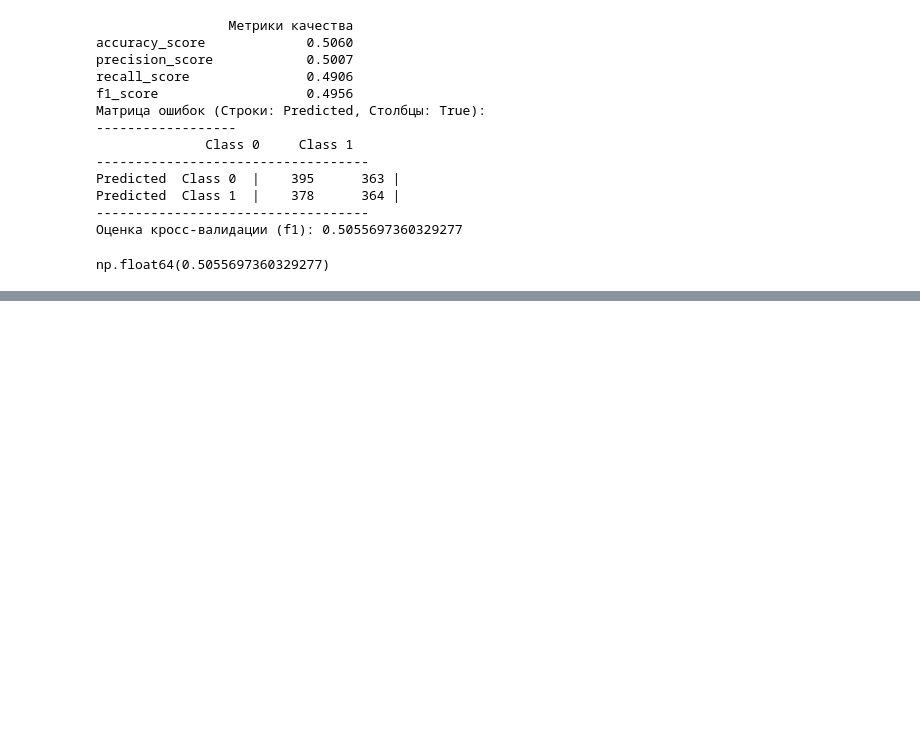
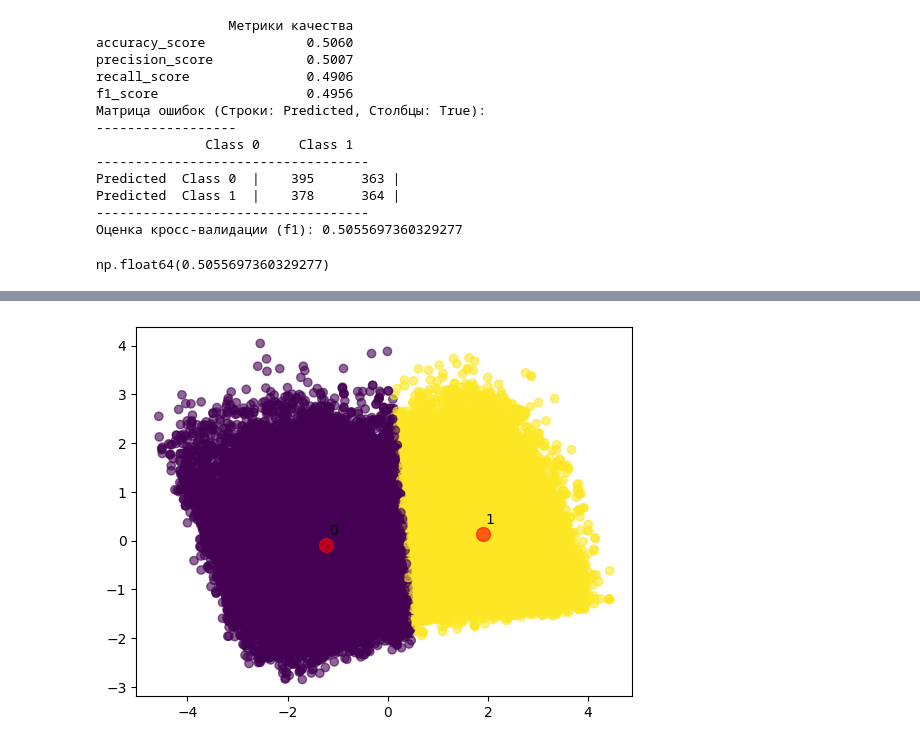
Before and after one commit to Danila-Skiba/Machine-Learning, a Jupyter notebook: Lab6/Lab6_resolve.ipynb, the cells around one changed output, grey strips where cells are left out. Drawn from its saved outputs; the diff is of its cells as text; code cells hidden in the pictures; blank space fills up the shorter version.

```diff
--- a/Lab6/Lab6_resolve.ipynb
+++ b/Lab6/Lab6_resolve.ipynb
@@ -653,0 +735,15 @@ np.float64(0.5055697360329277)
+# %%
+plt.scatter(X_pca_custom_class[:, 0], X_pca_custom_class[:, 1] ,c = kmeans.labels_, alpha=0.6);
+
+plt.scatter(kmeans.cluster_centers_[:, 0], kmeans.cluster_centers_[:,1], s=100, c='red', alpha=0.6);
+for i, centroid in enumerate(kmeans.cluster_centers_):
+    plt.annotate(str(i),
+                         xy=(centroid[0], centroid[1]),
+                         xytext=(5, 5),
+                         textcoords="offset points",
+                         ha='center',
+                         va='bottom',
+                         color='black',
+                         fontsize=10)
+# %% [output]
+[figure, added]
```
Also changed, not shown: parts of 16 cells of this notebook, 1 other file.
